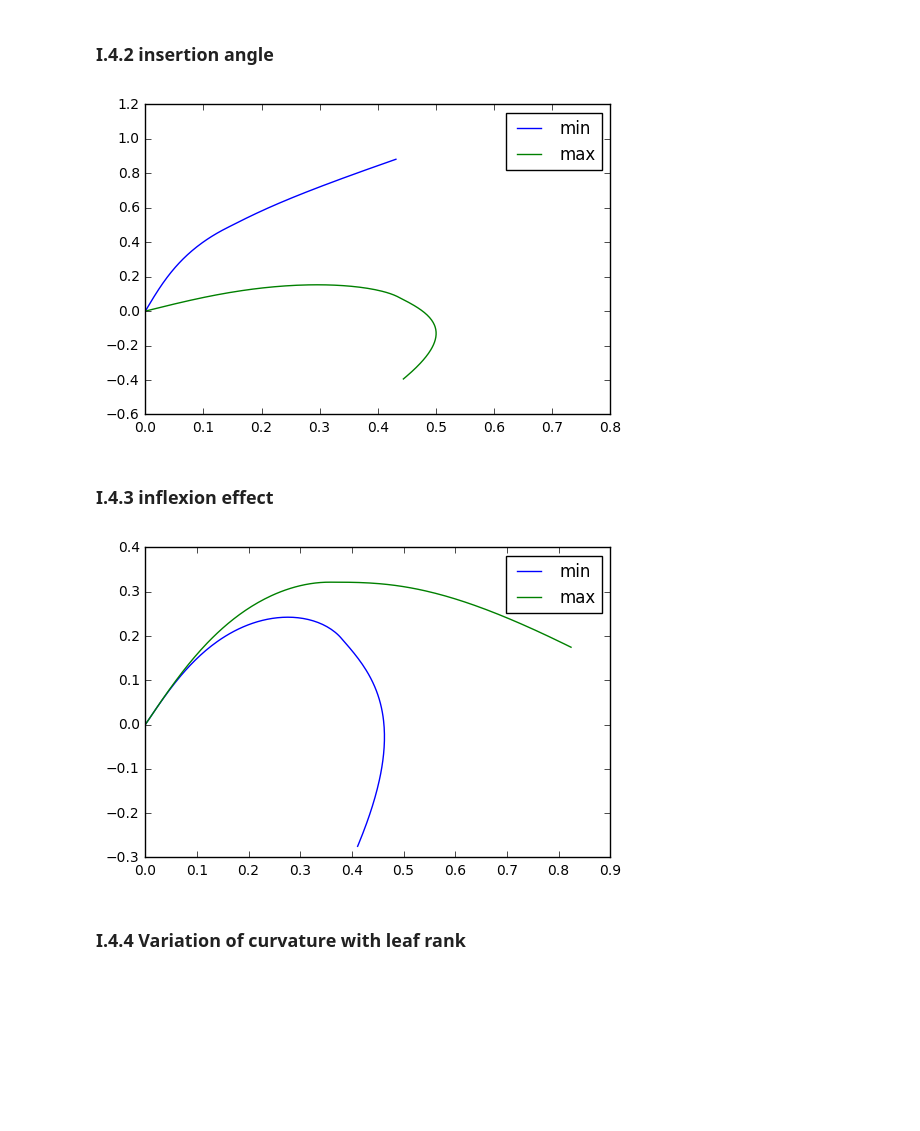
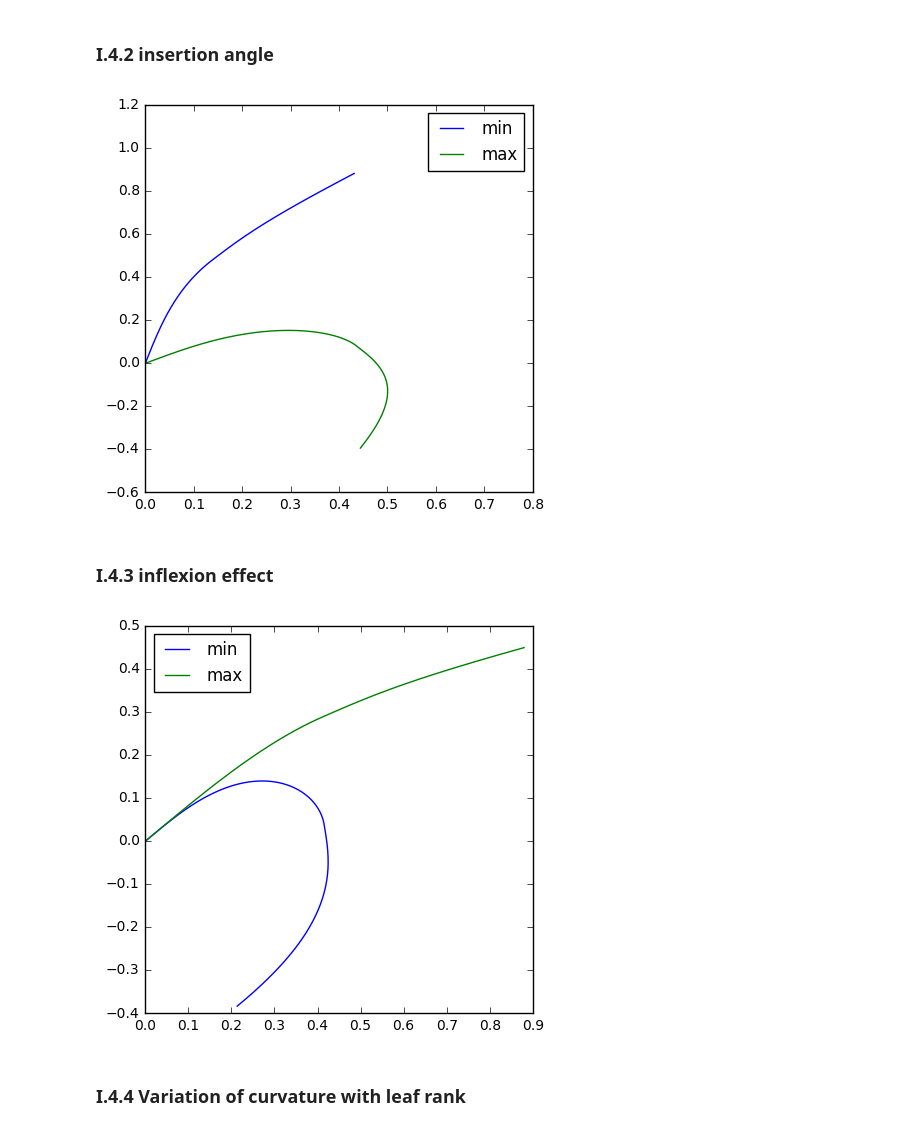
Before and after one commit to openalea-training/supagro_training_2018, a Jupyter notebook: TD_4/3D_Maize_parameters_Solution.ipynb, the cells around one changed output. Cells and saved outputs as stored; diff of their text form; code cells hidden in the pictures; blank space fills up the shorter version.

```diff
--- a/TD_4/3D_Maize_parameters_Solution.ipynb
+++ b/TD_4/3D_Maize_parameters_Solution.ipynb
@@ -134,31 +229,31 @@ leaf_shape_perez(nb_segment = 100,insertion_angle=50, l=0.5, infl=30)
 # %%
 insertion_min=10
 insertion_max=50
 
-xmin,ymin=leaf_shape_perez(nb_segment = 100,insertion_angle=insertion_min, l=0.5, infl=30)
-xmax,ymax=leaf_shape_perez(nb_segment = 100,insertion_angle=insertion_max, l=0.5, infl=30)
+xmin,ymin=leaf_shape_perez(insertion_angle=insertion_min)
+xmax,ymax=leaf_shape_perez(insertion_angle=insertion_max)
 plot(xmin,ymin,label='min')
 plot(xmax,ymax,label='max')
 xlim(0,0.8)
 ylim(-0.6,1.2)
 plt.legend(loc='best')
 plt.show()
 # %% [output]
-[figure, old version]
+[figure, new version]
 # %% [markdown]
 ### I.4.3 inflexion effect
 # %%
 infl_min=10
-infl_max=30
+infl_max=60
 
-xmin,ymin=leaf_shape_perez(nb_segment = 100,insertion_angle=30, l=0.5, infl=infl_min)
-xmax,ymax=leaf_shape_perez(nb_segment = 100,insertion_angle=30, l=0.5, infl=infl_max)
+xmin,ymin=leaf_shape_perez( infl=infl_min)
+xmax,ymax=leaf_shape_perez(infl=infl_max)
 plot(xmin,ymin,label='min')
 plot(xmax,ymax,label='max')
 plt.legend(loc='best')
 plt.show()
 # %% [output]
-[figure, old version]
+[figure, new version]
 # %% [markdown]
 ### I.4.4 Variation of curvature with leaf rank
 # %%
```
Also changed, not shown: parts of 16 cells of this notebook, 1 other file.
